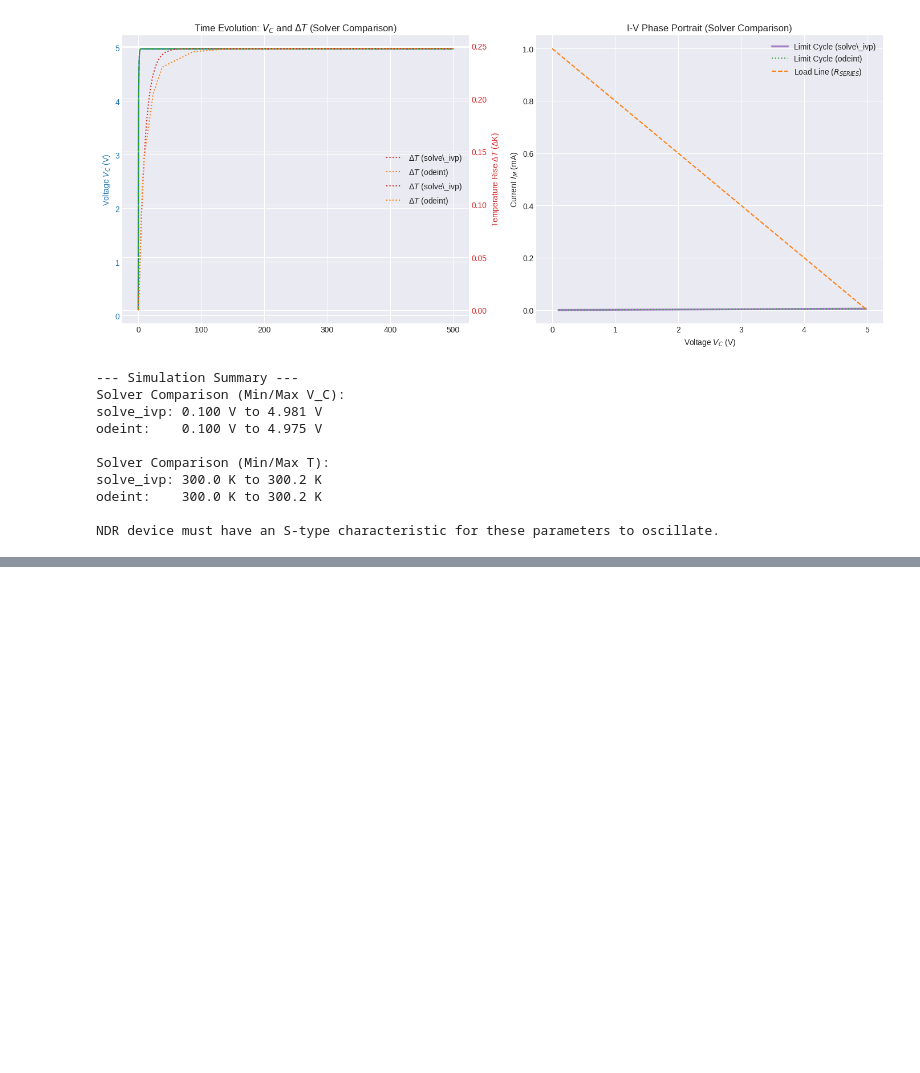
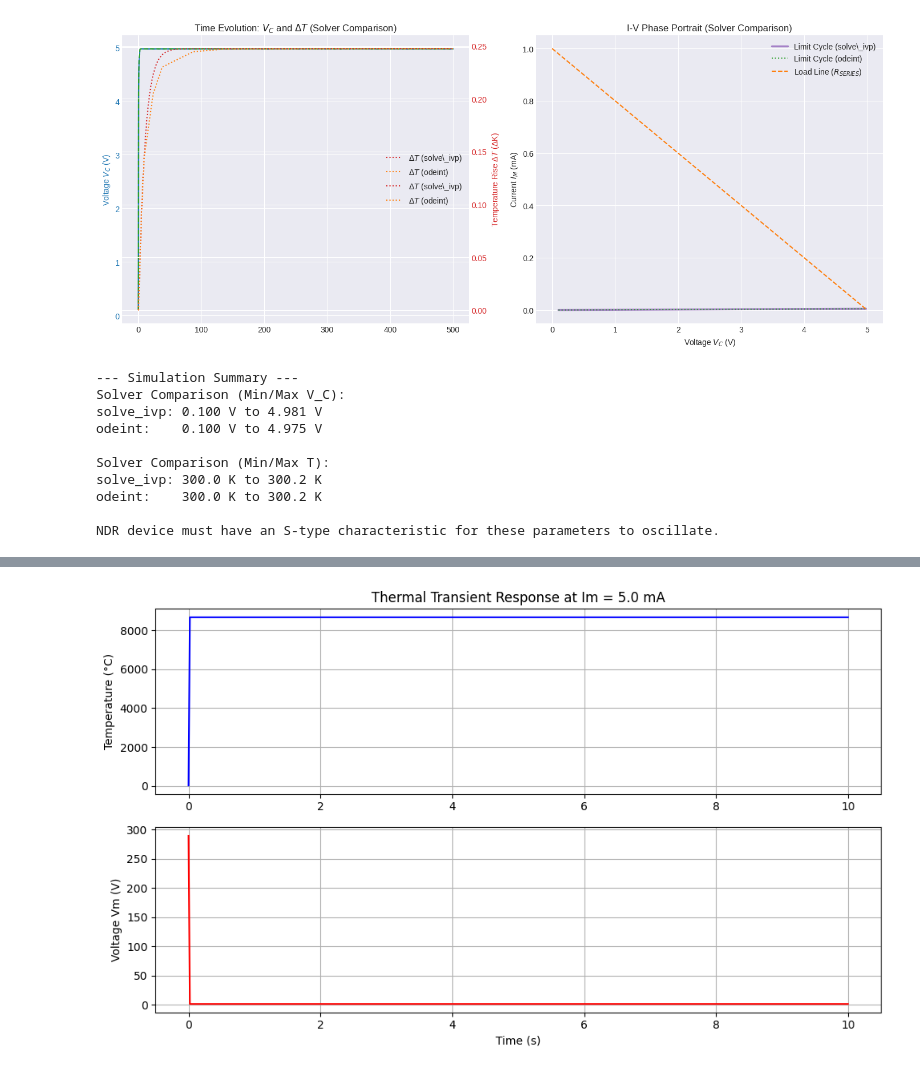
Before and after one commit to Sumalyo/MONN_work, a Jupyter notebook: MONN_Simulations.ipynb, the cells around one changed output, grey strips where cells are left out. Drawn from its saved outputs; the diff is of its cells as text; code cells hidden in the pictures; blank space fills up the shorter version.

```diff
--- a/MONN_Simulations.ipynb
+++ b/MONN_Simulations.ipynb
@@ -400,0 +506,99 @@ NDR device must have an S-type characteristic for these parameters to oscillate.
+# %%
+import numpy as np
+from scipy.integrate import odeint
+import matplotlib.pyplot as plt
+
+# --- 1. Define Constants and Fixed Parameters ---
+# Using the same placeholder values as before
+# C_th = 0.01      # Thermal capacitance (J/K)
+# g0 = 1.0e-3      # Conductance prefactor (S)
+# g1 = 3000.0      # Activation energy parameter (K)
+# g_th = 0.005     # Thermal conductance to ambient (W/K)
+# T_amb = 293.15   # Ambient temperature (K, e.g., 20°C)
+g0=5e-3;
+g1=1700;
+C_th=1e-14;
+g_th=0.7e-6;
+T_amb=300;
+I_m_dc = 0.005   # Fixed DC Current input (A) - e.g., 5 mA
+
+# --- 2. Define the System of Equations (dT/dt) ---
+def thermal_model_ode_constant_current(T, t, I_m, C_th, g0, g1, g_th, T_amb):
+    """
+    Returns the derivative dT/dt for the constant current case.
+
+    Parameters:
+    T: Current temperature (K).
+    t: Time (s).
+    I_m, C_th, g0, g1, g_th, T_amb: Model constants.
+    """
+
+    # Calculate Power Input P_in = Vm * Im.
+    # Since Vm = Im / G(T) and G(T) = g0 * exp(-g1 / T),
+    # P_in = Im * (Im / G(T)) = Im**2 / G(T) = (Im**2 / g0) * exp(g1 / T)
+
+    # P_in Calculation
+    P_in = (I_m**2 / g0) * np.exp(g1 / T)
+
+    # Power Output P_out = g_th * (T - T_amb)
+    P_out = g_th * (T - T_amb)
+
+    # dT/dt = (1/C_th) * (P_in - P_out)
+    dTdt = (1.0 / C_th) * (P_in - P_out)
+
+    return dTdt
+
+# --- 3. Simulation Setup ---
+
+# Initial Condition: Assume the device starts at ambient temperature
+T_initial = T_amb
+
+# Time vector for the simulation (e.g., 0 to 10 seconds)
+t = np.linspace(0, 10, 500)
+
+# --- 4. Solve the ODE ---
+T_transient = odeint(
+    thermal_model_ode_constant_current,
+    T_initial,
+    t,
+    args=(I_m_dc, C_th, g0, g1, g_th, T_amb)
+)
+
+# Reshape the output for easier use
+T_transient = T_transient.flatten()
+
+# --- 5. Calculate Voltage (Vm) from Temperature ---
+# We use the final temperature array to calculate the corresponding voltage array
+def calculate_voltage(T, I_m, g0, g1):
+    """Calculates Vm = Im / G(T)"""
+    # G(T) = g0 * exp(-g1 / T)
+    G_T = g0 * np.exp(-g1 / T)
+    V_m = I_m / G_T
+    return V_m
+
+V_m_transient = calculate_voltage(T_transient, I_m_dc, g0, g1)
+
+# --- 6. Plot the DC Transient Curve ---
+plt.figure(figsize=(10, 6))
+
+plt.subplot(2, 1, 1)
+plt.plot(t, T_transient - 273.15, 'b-') # Plot in Celsius
+plt.title(f'Thermal Transient Response at Im = {I_m_dc * 1000} mA')
+plt.ylabel('Temperature (°C)')
+plt.grid(True)
+
+plt.subplot(2, 1, 2)
+plt.plot(t, V_m_transient, 'r-')
+plt.xlabel('Time (s)')
+plt.ylabel('Voltage Vm (V)')
+plt.grid(True)
+
+plt.tight_layout()
+plt.savefig("constant_current_transient.png")
+plt.show()
+
+print(f"Fixed DC Current: {I_m_dc * 1000:.2f} mA")
+print(f"Final steady-state temperature: {T_transient[-1]:.2f} K ({T_transient[-1] - 273.15:.2f} °C)")
+print(f"Final steady-state voltage: {V_m_transient[-1]:.2f} V")
+# %% [output]
+[figure, added]
```
Also changed, not shown: parts of 7 cells of this notebook.
